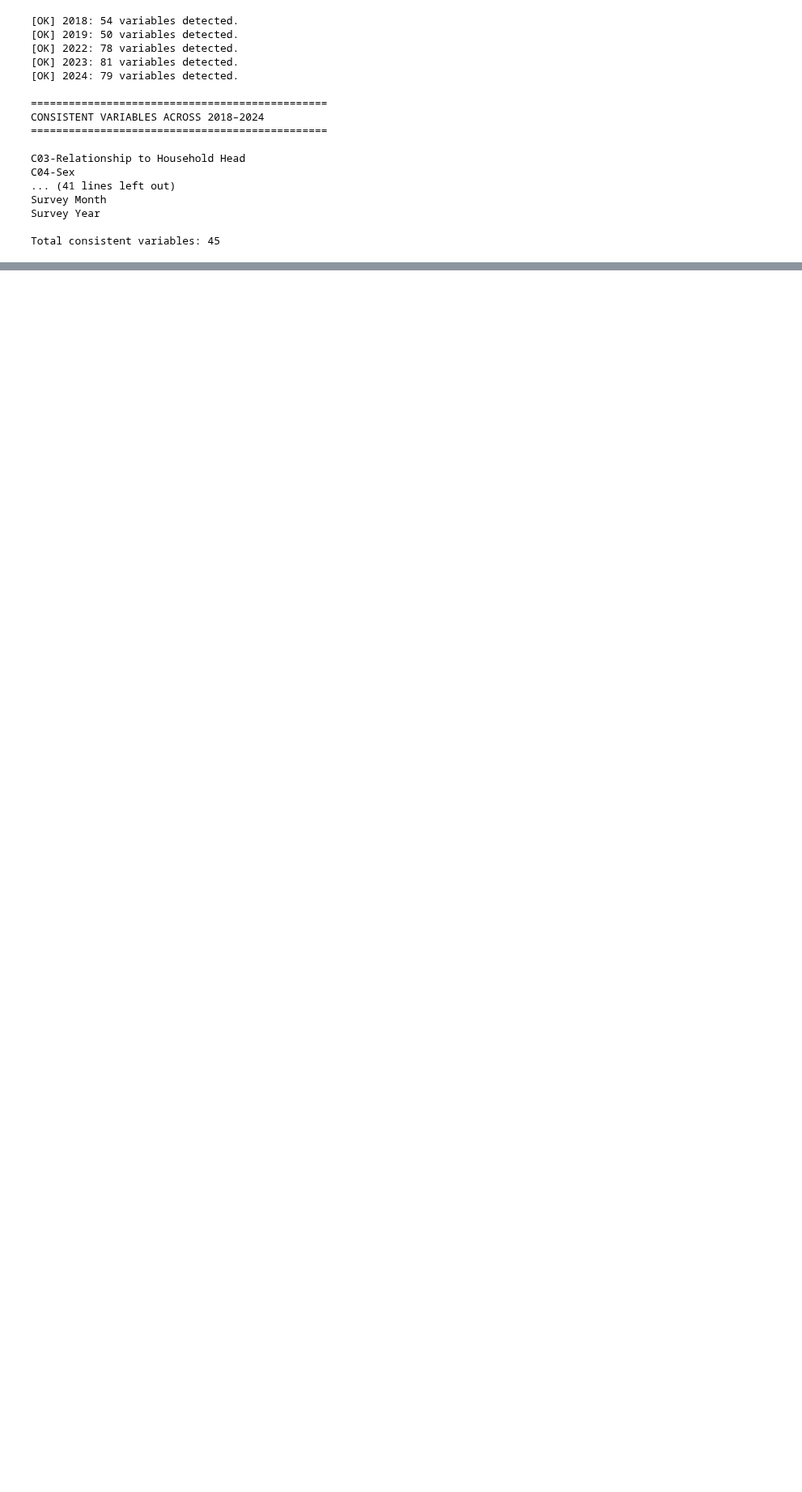
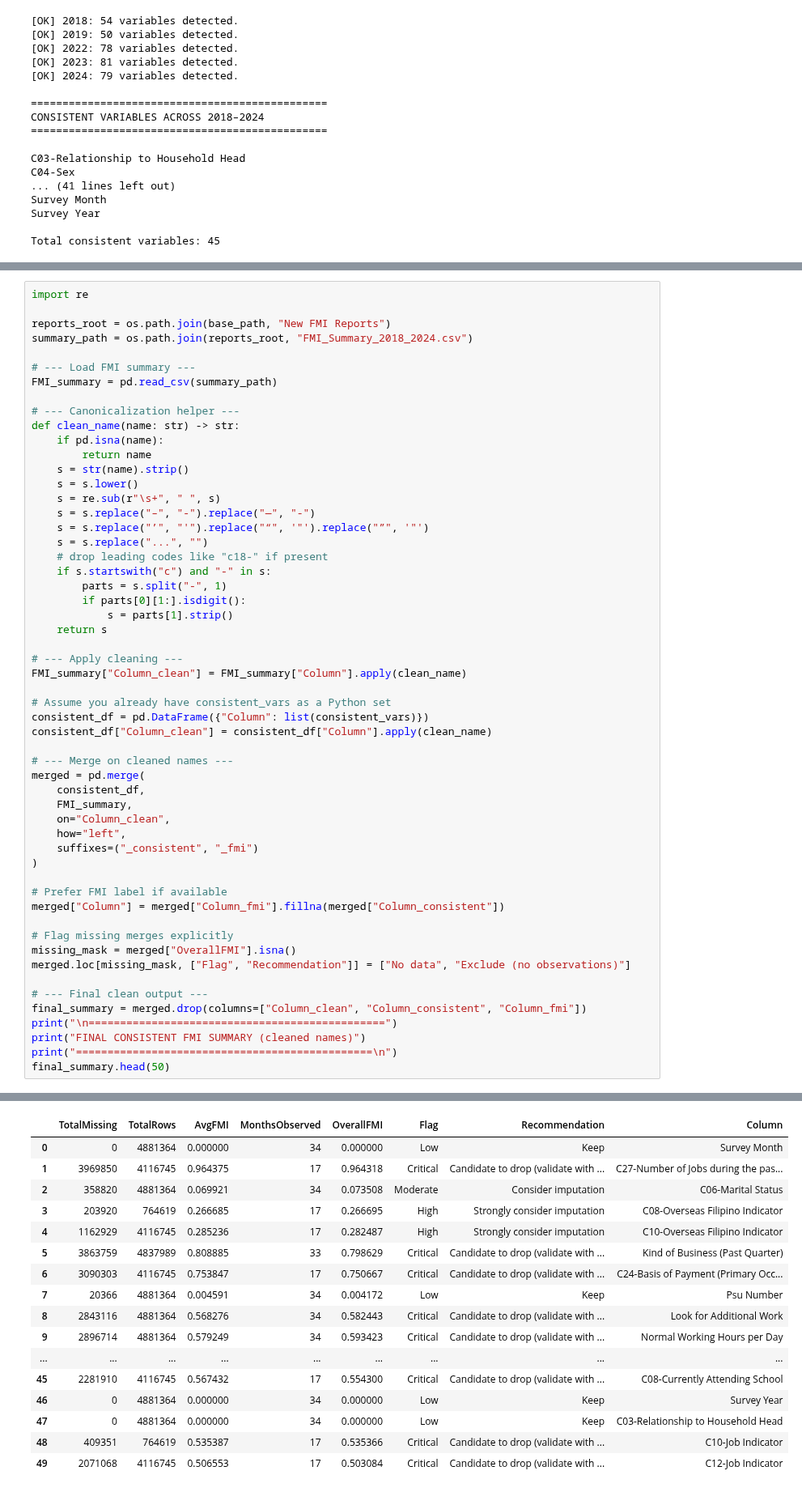
Before and after one commit to clemweb3/Undegraduate-Thesis-Repository, a Jupyter notebook: Notebooks/Imputation.ipynb, the cells around one changed output, grey strips where cells are left out. Shown at 81% size. Saved outputs shown, nothing was run; the diff lists cells and outputs as text; blank space fills up the shorter version.

```diff
--- a/Notebooks/Imputation.ipynb
+++ b/Notebooks/Imputation.ipynb
@@ -95,0 +112,56 @@ FMI_summary.head()
+# %%
+import re
+
+reports_root = os.path.join(base_path, "New FMI Reports")
+summary_path = os.path.join(reports_root, "FMI_Summary_2018_2024.csv")
+
+# --- Load FMI summary ---
+FMI_summary = pd.read_csv(summary_path)
+
+# --- Canonicalization helper ---
+def clean_name(name: str) -> str:
+    if pd.isna(name):
+        return name
+    s = str(name).strip()
+    s = s.lower()
+    s = re.sub(r"\s+", " ", s)
+    s = s.replace("–", "-").replace("—", "-")
+    s = s.replace("’", "'").replace("“", '"').replace("”", '"')
+    s = s.replace("...", "")
+    # drop leading codes like "c18-" if present
+    if s.startswith("c") and "-" in s:
+        parts = s.split("-", 1)
+        if parts[0][1:].isdigit():
+            s = parts[1].strip()
+    return s
+
+# --- Apply cleaning ---
+FMI_summary["Column_clean"] = FMI_summary["Column"].apply(clean_name)
+
+# Assume you already have consistent_vars as a Python set
+consistent_df = pd.DataFrame({"Column": list(consistent_vars)})
+consistent_df["Column_clean"] = consistent_df["Column"].apply(clean_name)
+
+# --- Merge on cleaned names ---
+merged = pd.merge(
+    consistent_df,
+    FMI_summary,
+    on="Column_clean",
+    how="left",
+    suffixes=("_consistent", "_fmi")
+)
+
+# Prefer FMI label if available
+merged["Column"] = merged["Column_fmi"].fillna(merged["Column_consistent"])
+
+# Flag missing merges explicitly
+missing_mask = merged["OverallFMI"].isna()
+merged.loc[missing_mask, ["Flag", "Recommendation"]] = ["No data", "Exclude (no observations)"]
+
+# --- Final clean output ---
+final_summary = merged.drop(columns=["Column_clean", "Column_consistent", "Column_fmi"])
+print("\n===============================================")
+print("FINAL CONSISTENT FMI SUMMARY (cleaned names)")
+print("===============================================\n")
+final_summary.head(50)
+# %% [output]
@@ -95,0 +171,17 @@ FMI_summary.head()
+|  | TotalMissing | TotalRows | AvgFMI | MonthsObserved | OverallFMI | Flag | Recommendation | Column |
+| 0 | 0 | 4881364 | 0.000000 | 34 | 0.000000 | Low | Keep | Survey Month |
+| 1 | 3969850 | 4116745 | 0.964375 | 17 | 0.964318 | Critical | Candidate to drop (validate with ... | C27-Number of Jobs during the pas... |
+| 2 | 358820 | 4881364 | 0.069921 | 34 | 0.073508 | Moderate | Consider imputation | C06-Marital Status |
+| 3 | 203920 | 764619 | 0.266685 | 17 | 0.266695 | High | Strongly consider imputation | C08-Overseas Filipino Indicator |
+| 4 | 1162929 | 4116745 | 0.285236 | 17 | 0.282487 | High | Strongly consider imputation | C10-Overseas Filipino Indicator |
+| 5 | 3863759 | 4837989 | 0.808885 | 33 | 0.798629 | Critical | Candidate to drop (validate with ... | Kind of Business (Past Quarter) |
+| 6 | 3090303 | 4116745 | 0.753847 | 17 | 0.750667 | Critical | Candidate to drop (validate with ... | C24-Basis of Payment (Primary Occ... |
+| 7 | 20366 | 4881364 | 0.004591 | 34 | 0.004172 | Low | Keep | Psu Number |
+| 8 | 2843116 | 4881364 | 0.568276 | 34 | 0.582443 | Critical | Candidate to drop (validate with ... | Look for Additional Work |
+| 9 | 2896714 | 4881364 | 0.579249 | 34 | 0.593423 | Critical | Candidate to drop (validate with ... | Normal Working Hours per Day |
+| ... | ... | ... | ... | ... | ... | ... | ... | ... |
+| 45 | 2281910 | 4116745 | 0.567432 | 17 | 0.554300 | Critical | Candidate to drop (validate with ... | C08-Currently Attending School |
+| 46 | 0 | 4881364 | 0.000000 | 34 | 0.000000 | Low | Keep | Survey Year |
+| 47 | 0 | 4881364 | 0.000000 | 34 | 0.000000 | Low | Keep | C03-Relationship to Household Head |
+| 48 | 409351 | 764619 | 0.535387 | 17 | 0.535366 | Critical | Candidate to drop (validate with ... | C10-Job Indicator |
+| 49 | 2071068 | 4116745 | 0.506553 | 17 | 0.503084 | Critical | Candidate to drop (validate with ... | C12-Job Indicator |
```
Also changed, not shown: parts of 6 cells of this notebook.
